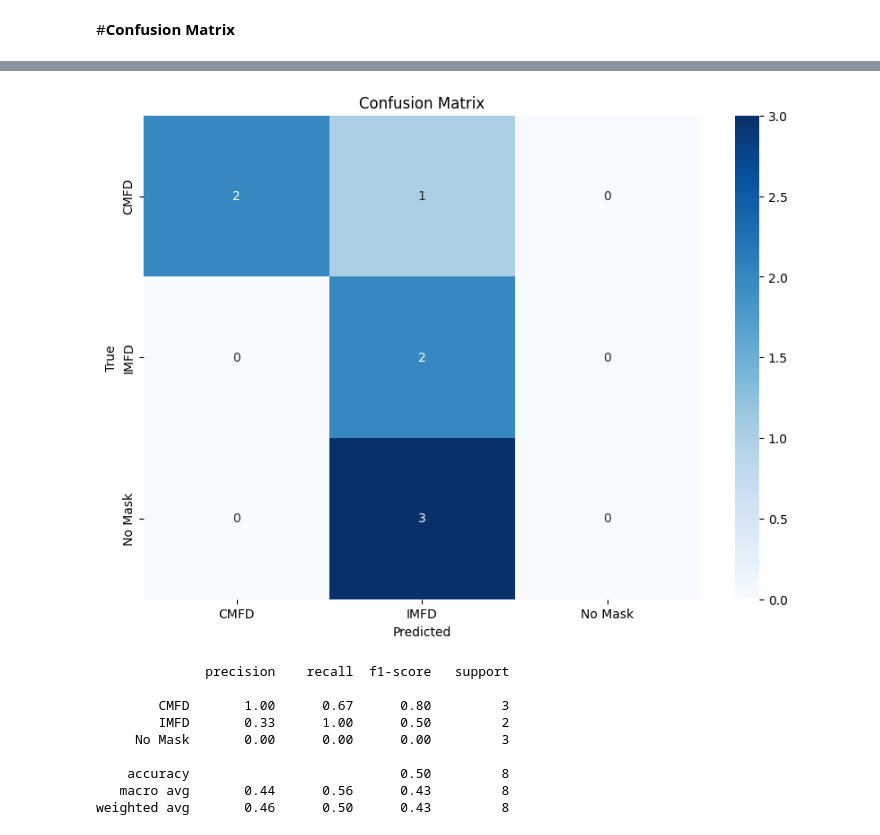
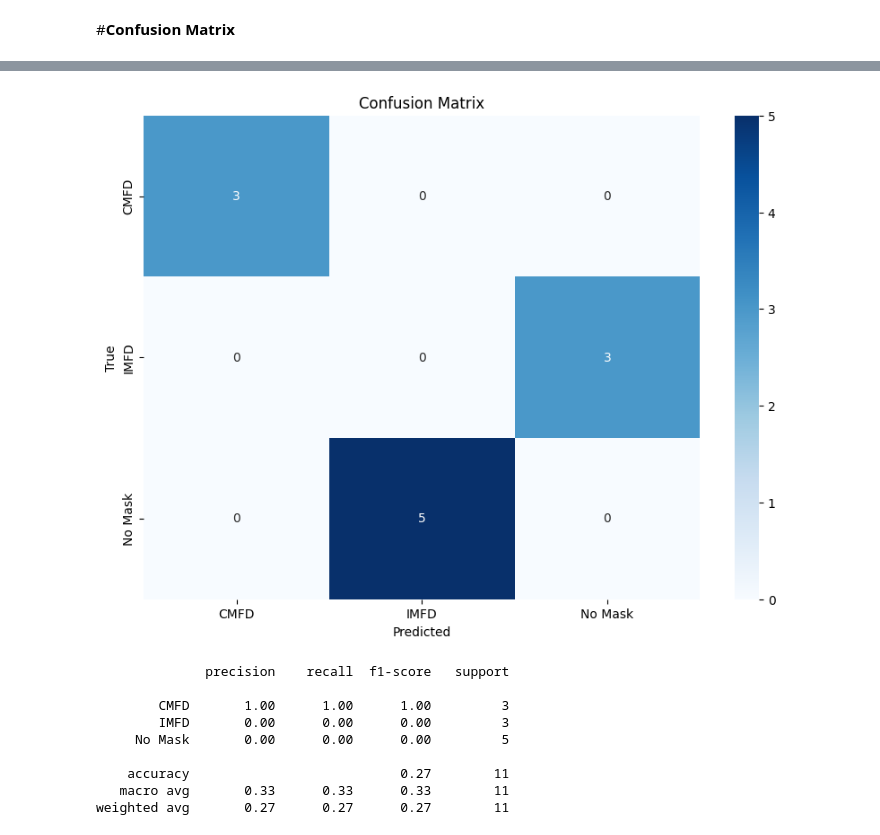
Before and after one commit to sivask01/CMPE-255-01, a Jupyter notebook: 255_CNN.ipynb, the cells around one changed output, grey strips where cells are left out. Drawn from its saved outputs; the diff is of its cells as text; code cells hidden in the pictures.

```diff
--- a/255_CNN.ipynb
+++ b/255_CNN.ipynb
@@ -172,10 +174,20 @@ plt.show()
+# %%
+from tensorflow.keras.models import load_model
+
+# Load the model
+cnn_model = load_model('255_CNN_Model.h5')
 # %%
+import os
+import numpy as np
+from tensorflow.keras.preprocessing.image import load_img, img_to_array
+from sklearn.metrics import confusion_matrix, classification_report
+import seaborn as sns
+
 def predict_image(image_path, model):
     img = load_img(image_path, target_size=(64, 64))
     img_array = img_to_array(img)
     img_array = img_array / 255.0
     img_array = np.expand_dims(img_array, axis=0)
-
     prediction = model.predict(img_array)
     return np.argmax(prediction, axis=1)
 
@@ -183,7 +195,7 @@ test_folder_path = '/content/drive/MyDrive/Colab Notebooks/255_Project/Test_Clas
 test_images = [os.path.join(test_folder_path, file) for file in os.listdir(test_folder_path) if file.endswith('.jpg')]
 
 for image_path in test_images:
-    predicted_index = predict_image(image_path, model)[0]
+    predicted_index = predict_image(image_path, cnn_model)[0]
     class_prediction = ['CMFD', 'IMFD', 'No Mask'][predicted_index]
     print(f"Image: {os.path.basename(image_path)}, Prediction: {class_prediction}")
 # %% [output]
@@ -232,7 +245,7 @@ for img_path in test_image_paths:
     predictions.extend(predicted_class)
 
 # True labels (you need to provide this based on your knowledge of the data)
-true_labels = [0,0,0,2,2,1,1,2]  # Replace with the actual labels, like [0, 0, 1, 2, ...]
+true_labels = [0,0,0,1,1,1,2,2,2,2,2]  # Replace with the actual labels, like [0, 0, 1, 2, ...]
 
 # Generating the confusion matrix
 conf_matrix = confusion_matrix(true_labels, predictions)
@@ -261,10 +277,10 @@ print(classification_report(true_labels, predictions, target_names=['CMFD', 'IMF
-[figure, old version]
+[figure, new version]
               precision    recall  f1-score   support
 
-        CMFD       1.00      0.67      0.80         3
-        IMFD       0.33      1.00      0.50         2
-     No Mask       0.00      0.00      0.00         3
+        CMFD       1.00      1.00      1.00         3
+        IMFD       0.00      0.00      0.00         3
+     No Mask       0.00      0.00      0.00         5
 
-    accuracy                           0.50         8
-   macro avg       0.44      0.56      0.43         8
-weighted avg       0.46      0.50      0.43         8
+    accuracy                           0.27        11
+   macro avg       0.33      0.33      0.33        11
+weighted avg       0.27      0.27      0.27        11
```
Also changed, not shown: parts of 9 cells of this notebook.
